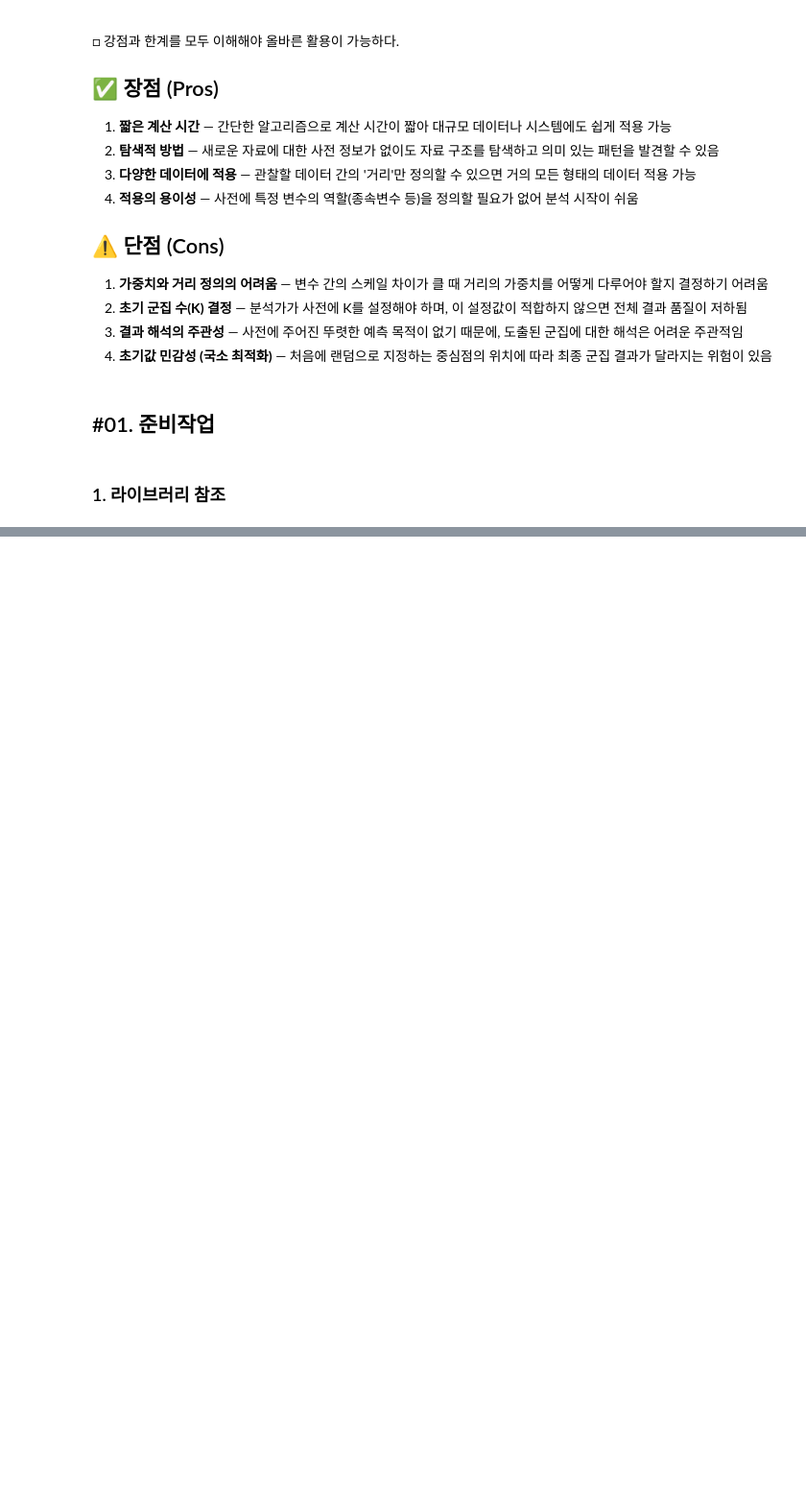
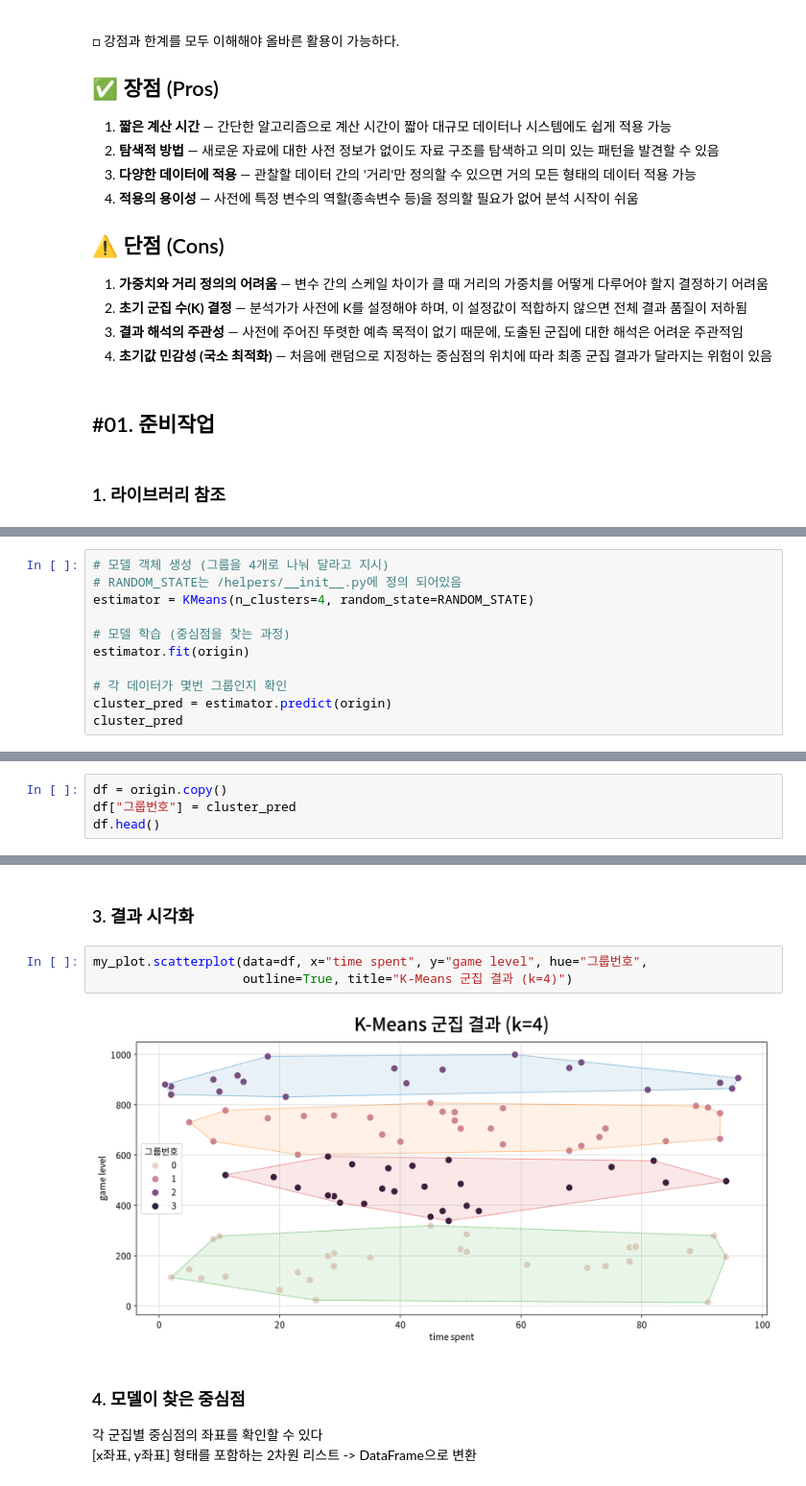
Before and after one commit to choi-yeonju/Python-Basics, a Jupyter notebook: [LAB-02] 비지도 학습/[LAB-02] 비지도 학습ㅣ02-KMeans 군집분석(실습코드) yeonju.ipynb, the cells around one changed output, grey strips where cells are left out. Shown at 96% size. Saved outputs shown, nothing was run; the diff lists cells and outputs as text; blank space fills up the shorter version.

```diff
--- a/[LAB-02] 비지도 학습/[LAB-02] 비지도 학습ㅣ02-KMeans 군집분석(실습코드) yeonju.ipynb
+++ b/[LAB-02] 비지도 학습/[LAB-02] 비지도 학습ㅣ02-KMeans 군집분석(실습코드) yeonju.ipynb
@@ -120,0 +163,11 @@ IndentationError: expected an indented block after 'for' statement on line 686 (
+# %%
+# 모델 객체 생성 (그룹을 4개로 나눠 달라고 지시)
+# RANDOM_STATE는 /helpers/__init__.py에 정의 되어있음
+estimator = KMeans(n_clusters=4, random_state=RANDOM_STATE)
+
+# 모델 학습 (중심점을 찾는 과정)
+estimator.fit(origin)
+
+# 각 데이터가 몇번 그룹인지 확인
+cluster_pred = estimator.predict(origin)
+cluster_pred
@@ -120,0 +182,4 @@ IndentationError: expected an indented block after 'for' statement on line 686 (
+# %%
+df = origin.copy()
+df["그룹번호"] = cluster_pred
+df.head()
@@ -120,0 +193,11 @@ IndentationError: expected an indented block after 'for' statement on line 686 (
+# %% [markdown]
+### 3. 결과 시각화
+# %%
+my_plot.scatterplot(data=df, x="time spent", y="game level", hue="그룹번호",
+                    outline=True, title="K-Means 군집 결과 (k=4)")
+# %% [output]
+[figure, added]
+# %% [markdown]
+### 4. 모델이 찾은 중심점
+각 군집별 중심점의 좌표를 확인할 수 있다 \
+    [x좌표, y좌표] 형태를 포함하는 2차원 리스트 -> DataFrame으로 변환
```
Also changed, not shown: parts of 39 cells of this notebook, 16 other files.
